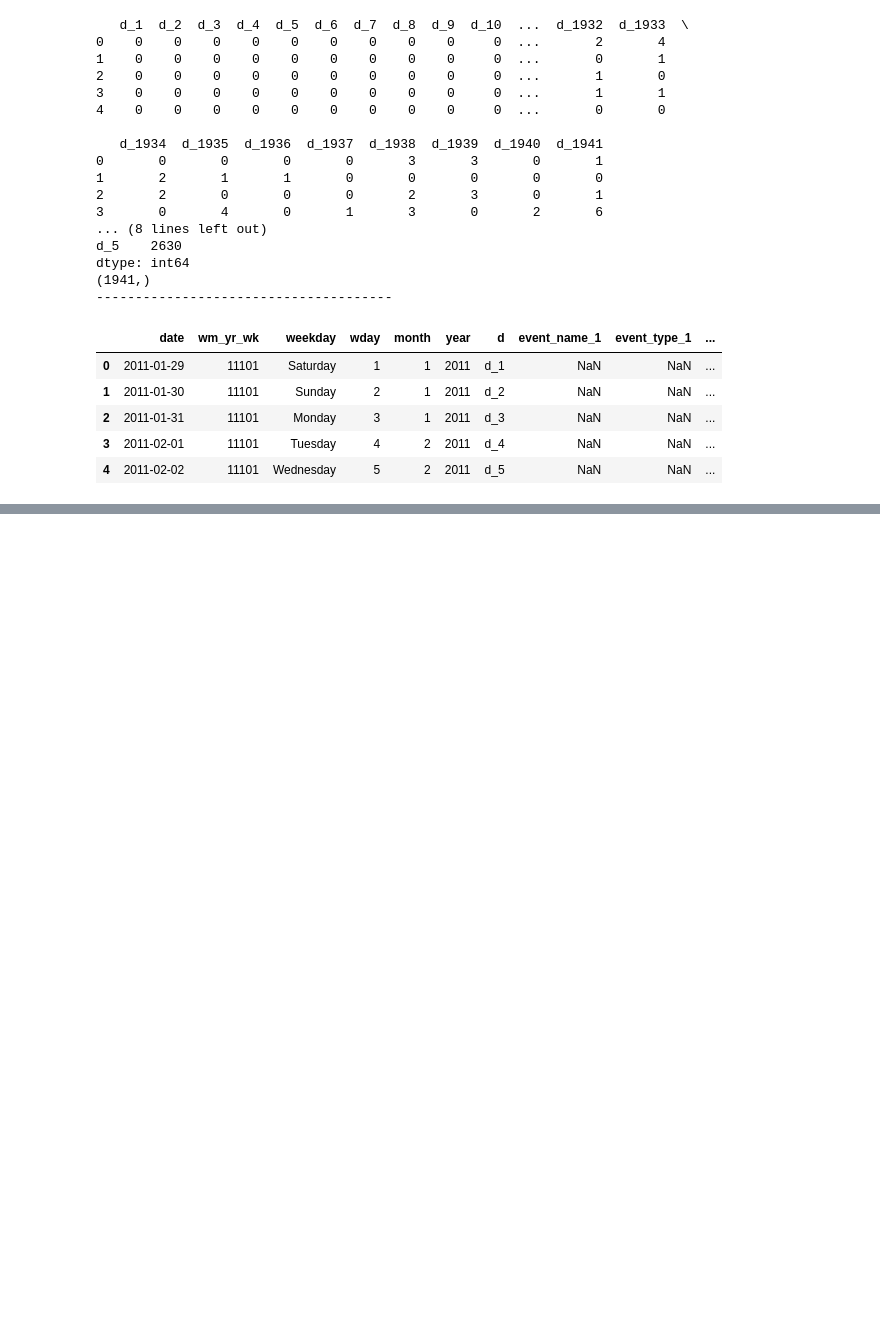
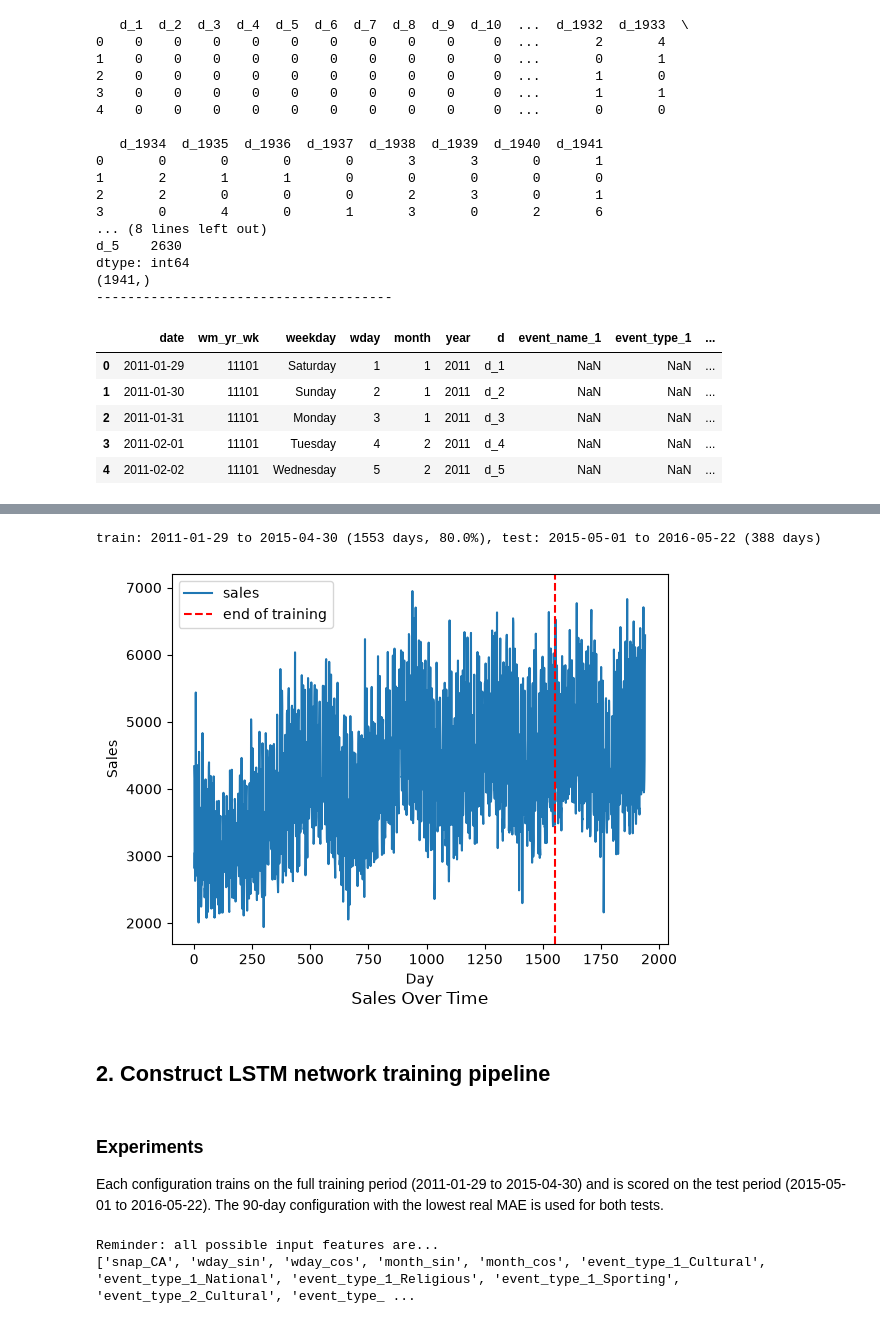
Before and after one commit to jacobshultz/wmart-sales-prediction, a Jupyter notebook: project.ipynb, the cells around one changed output, grey strips where cells are left out. Saved outputs shown, nothing was run; the diff lists cells and outputs as text; code cells hidden in the pictures; blank space fills up the shorter version.

```diff
--- a/project.ipynb
+++ b/project.ipynb
@@ -170,0 +263,23 @@ df_master.head()
+# %%
+# date lookup for the date-based split and the forecast tests
+dates = df_master['date'].tolist()                              # dates[i] is the date of row i in df
+row_of = {d: i for i, d in enumerate(dates)}                    # '2015-04-30' -> its row number in df
+actual_sales = df_calendar.loc[df.index, 'sales'].to_numpy()    # real sales (before outlier filling), for scoring
+n_train = row_of[TRAIN_END] + 1
+print(f'train: {dates[0]} to {TRAIN_END} ({n_train} days, {n_train / len(dates):.1%}), '
+      f'test: {dates[n_train]} to {dates[-1]} ({len(dates) - n_train} days)')
+# %% [output]
+train: 2011-01-29 to 2015-04-30 (1553 days, 80.0%), test: 2015-05-01 to 2016-05-22 (388 days)
+# %%
+# quick plot to visualize data
+df['sales'].plot()
+plt.axvline(row_of[TRAIN_END], color='red', linestyle='--', label='end of training')
+plt.legend()
+plt.xlabel('Day')
+plt.ylabel('Sales')
+plt.title('Sales Over Time', y=-0.15, verticalalignment='top')
+plt.show()
+# %% [output]
+[figure, added]
+# %% [markdown]
+## 2. Construct LSTM network training pipeline
@@ -170,0 +434,8 @@ df_master.head()
+# %% [markdown]
+### Experiments
+Each configuration trains on the full training period (2011-01-29 to 2015-04-30) and is scored on the test period (2015-05-01 to 2016-05-22). The 90-day configuration with the lowest real MAE is used for both tests.
+# %%
+print(f"Reminder: all possible input features are...\n{df.columns.tolist()[1:]}")
+# %% [output]
+Reminder: all possible input features are...
+['snap_CA', 'wday_sin', 'wday_cos', 'month_sin', 'month_cos', 'event_type_1_Cultural', 'event_type_1_National', 'event_type_1_Religious', 'event_type_1_Sporting', 'event_type_2_Cultural', 'event_type_ ...
```
Also changed, not shown: parts of 13 cells of this notebook, 1 other file.
